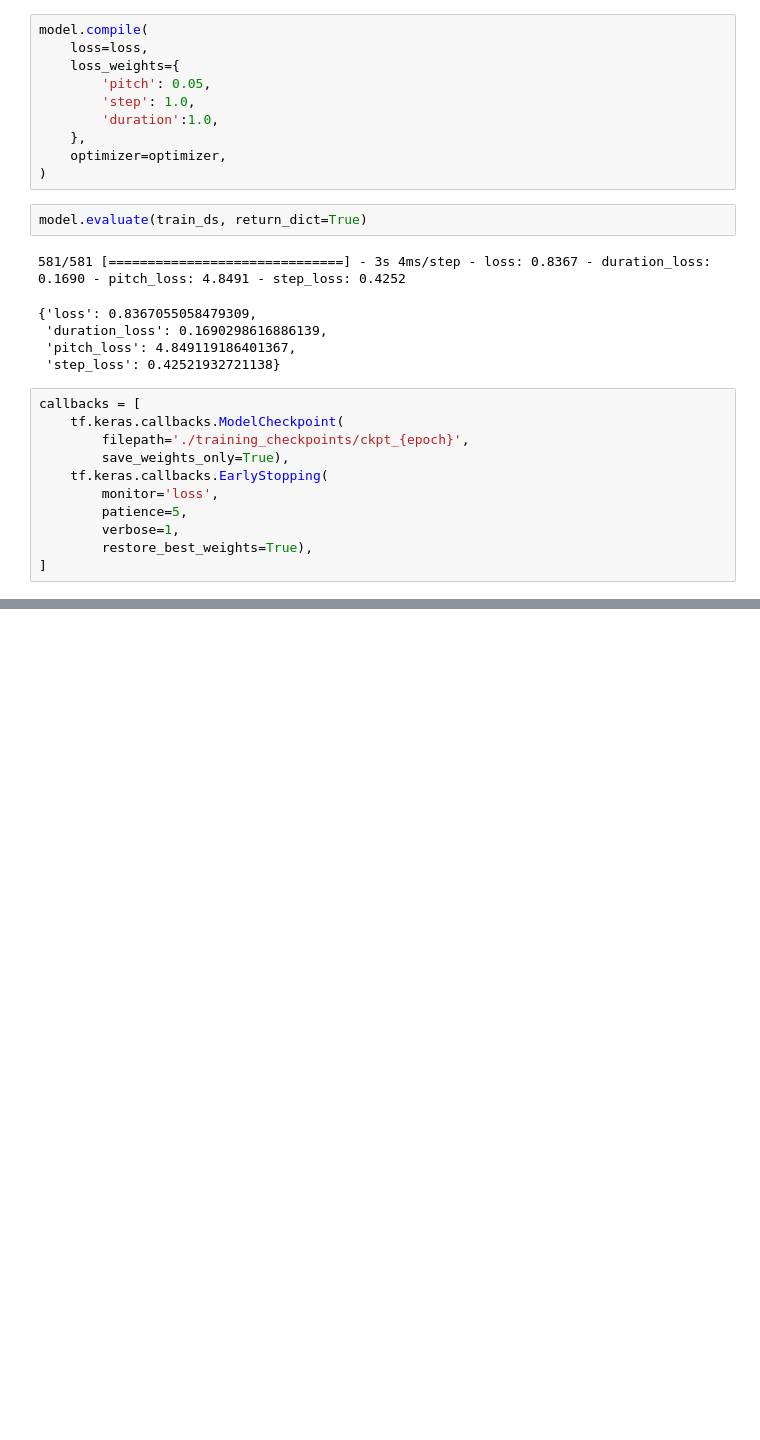
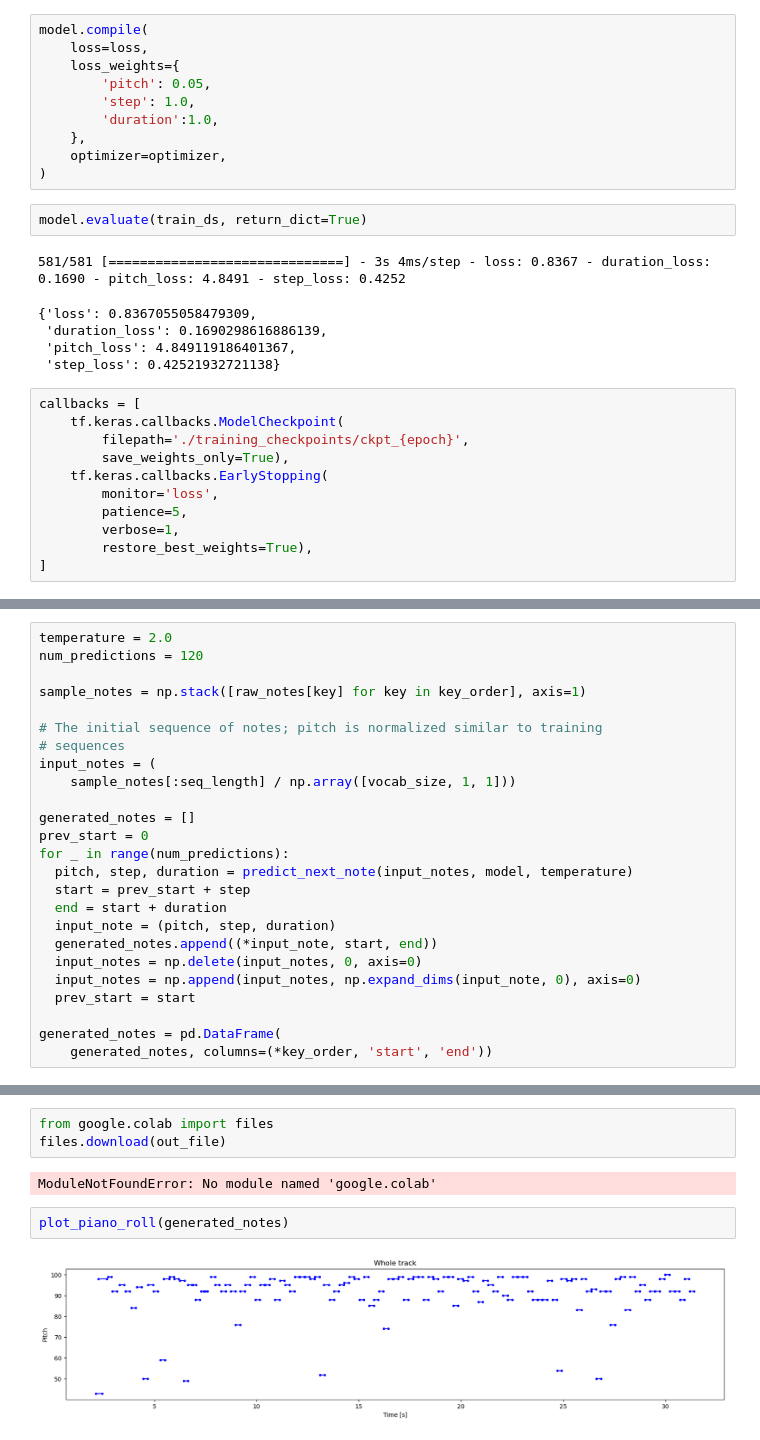
Before and after one commit to ewdlop/AI-ML-Computational-Physics-Note, a Jupyter notebook: TensorFlow/music.ipynb, the cells around one changed output, grey strips where cells are left out. Saved outputs shown, nothing was run; the diff lists cells and outputs as text; blank space fills up the shorter version.

```diff
--- a/TensorFlow/music.ipynb
+++ b/TensorFlow/music.ipynb
@@ -387,0 +448,25 @@ callbacks = [
+# %%
+temperature = 2.0
+num_predictions = 120
+
+sample_notes = np.stack([raw_notes[key] for key in key_order], axis=1)
+
+# The initial sequence of notes; pitch is normalized similar to training
+# sequences
+input_notes = (
+    sample_notes[:seq_length] / np.array([vocab_size, 1, 1]))
+
+generated_notes = []
+prev_start = 0
+for _ in range(num_predictions):
+  pitch, step, duration = predict_next_note(input_notes, model, temperature)
+  start = prev_start + step
+  end = start + duration
+  input_note = (pitch, step, duration)
+  generated_notes.append((*input_note, start, end))
+  input_notes = np.delete(input_notes, 0, axis=0)
+  input_notes = np.append(input_notes, np.expand_dims(input_note, 0), axis=0)
+  prev_start = start
+
+generated_notes = pd.DataFrame(
+    generated_notes, columns=(*key_order, 'start', 'end'))
@@ -387,0 +512,9 @@ callbacks = [
+# %%
+from google.colab import files
+files.download(out_file)
+# %% [output]
+ModuleNotFoundError: No module named 'google.colab'
+# %%
+plot_piano_roll(generated_notes)
+# %% [output]
+[figure, added]
```
Also changed, not shown: parts of 7 cells of this notebook.
